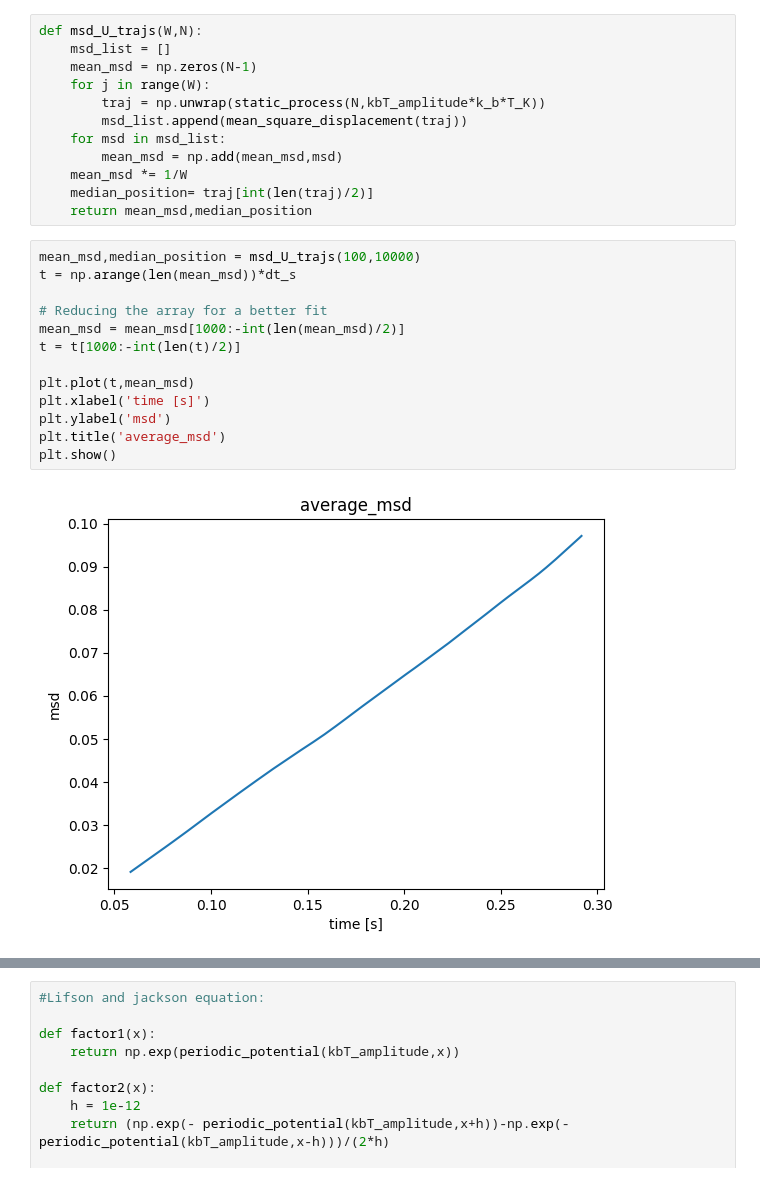
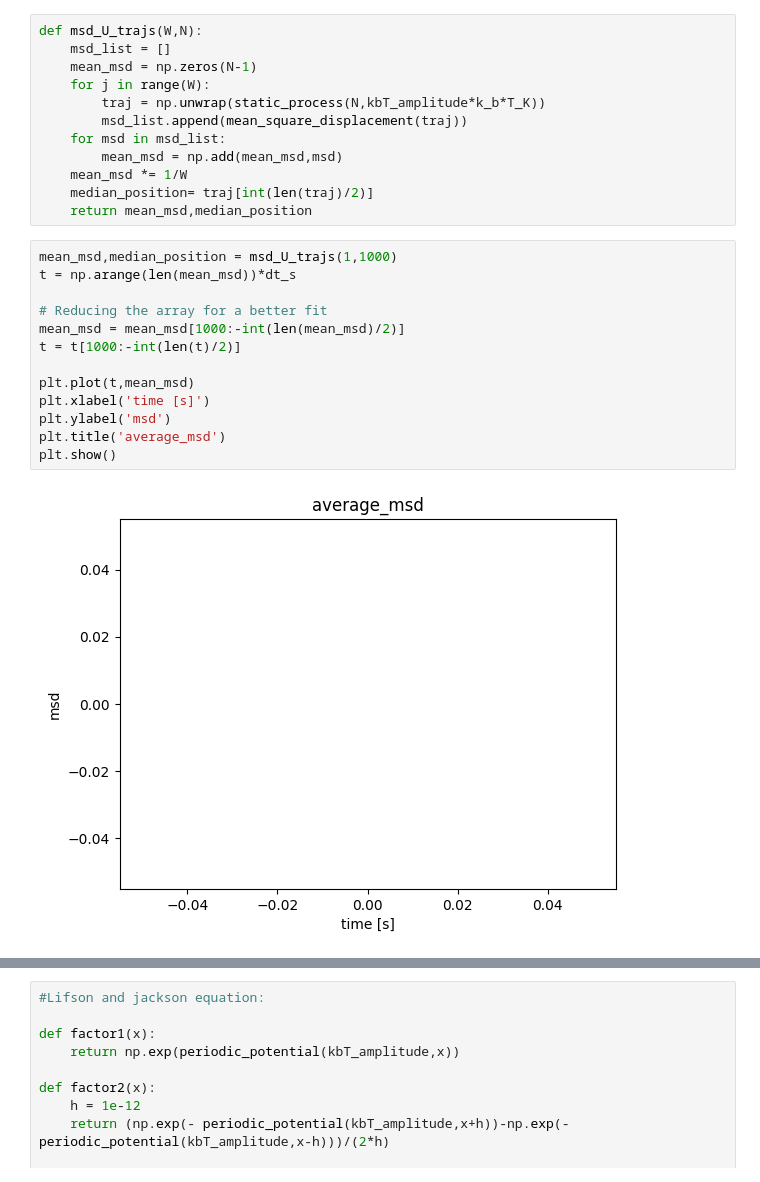
Before and after one commit to Antonin-Prom/IDIL_Internship_BFM_Langevin_modeling, a Jupyter notebook: langevin_simu/Diffusion Coefficients/Diffusion simulations.ipynb, the cells around one changed output, grey strips where cells are left out. Saved outputs shown, nothing was run; the diff lists cells and outputs as text.

```diff
--- a/langevin_simu/Diffusion Coefficients/Diffusion simulations.ipynb
+++ b/langevin_simu/Diffusion Coefficients/Diffusion simulations.ipynb
@@ -195,20 +195,20 @@ def msd_U_trajs(W,N):
     median_position= traj[int(len(traj)/2)]
     return mean_msd,median_position
 # %%
-mean_msd,median_position = msd_U_trajs(100,10000)
+mean_msd,median_position = msd_U_trajs(1,1000)
 t = np.arange(len(mean_msd))*dt_s
 
 # Reducing the array for a better fit
 mean_msd = mean_msd[1000:-int(len(mean_msd)/2)]
 t = t[1000:-int(len(t)/2)]
 
 plt.plot(t,mean_msd)
 plt.xlabel('time [s]')
 plt.ylabel('msd')
 plt.title('average_msd')
 plt.show()
 # %% [output]
-[figure, old version]
+[figure, new version]
 # %%
 slope, intercept = np.polyfit(t, mean_msd, 1)
 simulated_diffusion = slope
```
Also changed, not shown: parts of 9 cells of this notebook, 5 other files.
